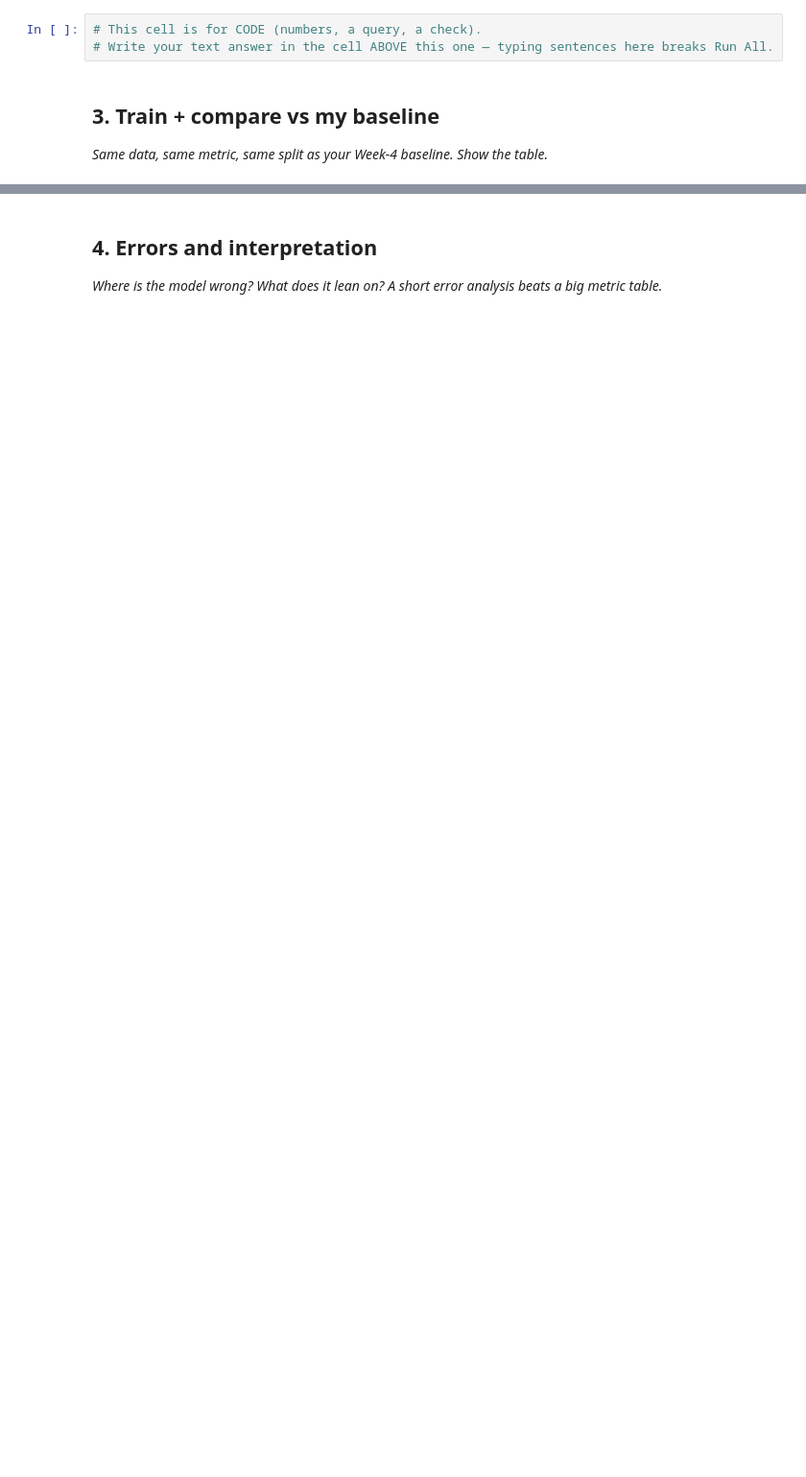
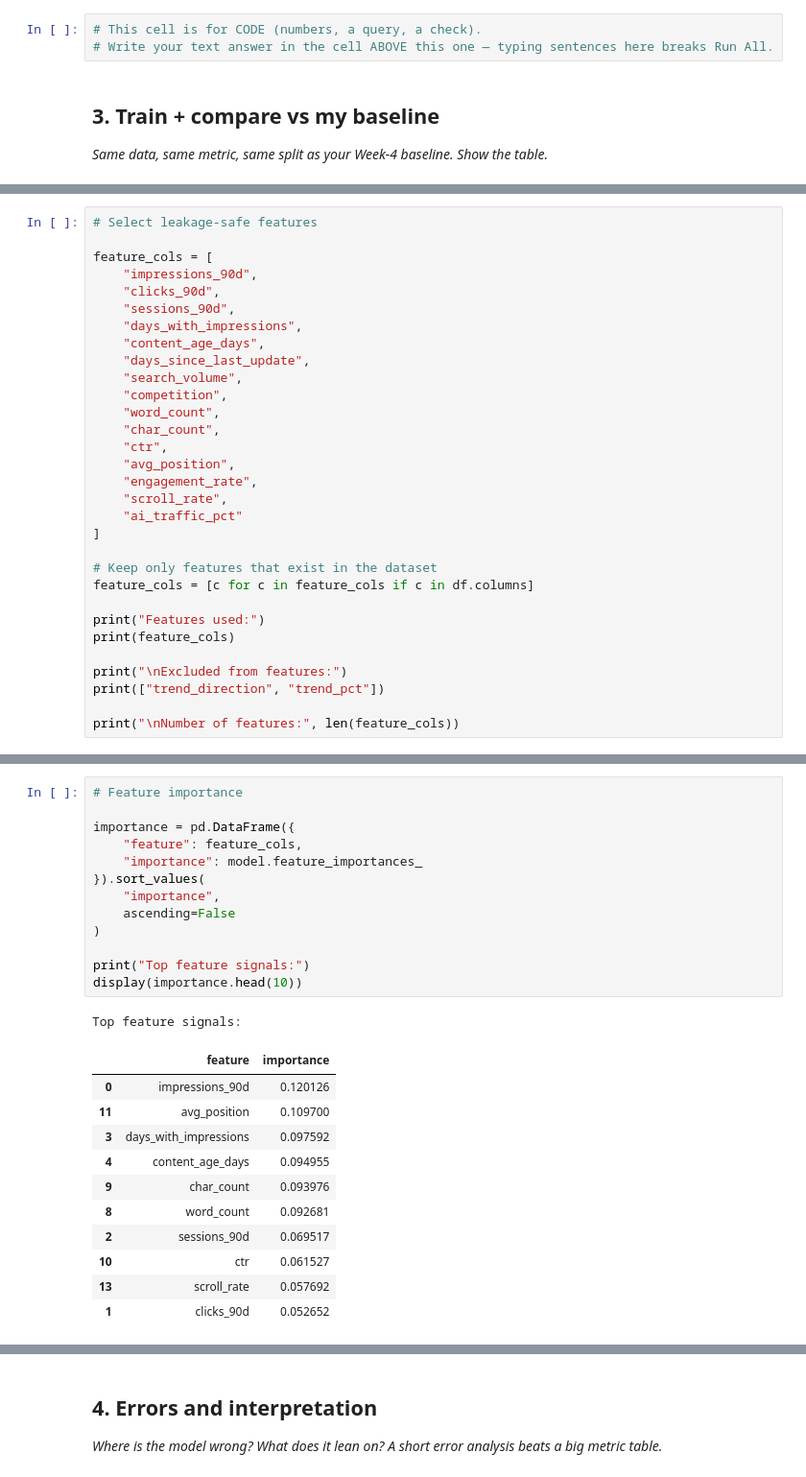
Before and after one commit to Lok997/flyrank-ml-internship, a Jupyter notebook: work/notebooks/w05_model.ipynb, the cells around one changed output, grey strips where cells are left out. Shown at 96% size. Saved outputs shown, nothing was run; the diff lists cells and outputs as text; blank space fills up the shorter version.

```diff
--- a/work/notebooks/w05_model.ipynb
+++ b/work/notebooks/w05_model.ipynb
@@ -29,0 +141,31 @@ This skeleton is yours to fill. Work the sections **in order** — each one has
+# %%
+# Select leakage-safe features
+
+feature_cols = [
+    "impressions_90d",
+    "clicks_90d",
+    "sessions_90d",
+    "days_with_impressions",
+    "content_age_days",
+    "days_since_last_update",
+    "search_volume",
+    "competition",
+    "word_count",
+    "char_count",
+    "ctr",
+    "avg_position",
+    "engagement_rate",
+    "scroll_rate",
+    "ai_traffic_pct"
+]
+
+# Keep only features that exist in the dataset
+feature_cols = [c for c in feature_cols if c in df.columns]
+
+print("Features used:")
+print(feature_cols)
+
+print("\nExcluded from features:")
+print(["trend_direction", "trend_pct"])
+
+print("\nNumber of features:", len(feature_cols))
@@ -29,0 +296,26 @@ This skeleton is yours to fill. Work the sections **in order** — each one has
+# %%
+# Feature importance
+
+importance = pd.DataFrame({
+    "feature": feature_cols,
+    "importance": model.feature_importances_
+}).sort_values(
+    "importance",
+    ascending=False
+)
+
+print("Top feature signals:")
+display(importance.head(10))
+# %% [output]
+Top feature signals:
+|  | feature | importance |
+| 0 | impressions_90d | 0.120126 |
+| 11 | avg_position | 0.109700 |
+| 3 | days_with_impressions | 0.097592 |
+| 4 | content_age_days | 0.094955 |
+| 9 | char_count | 0.093976 |
+| 8 | word_count | 0.092681 |
+| 2 | sessions_90d | 0.069517 |
+| 10 | ctr | 0.061527 |
+| 13 | scroll_rate | 0.057692 |
+| 1 | clicks_90d | 0.052652 |
```
Also changed, not shown: parts of 19 cells of this notebook.
